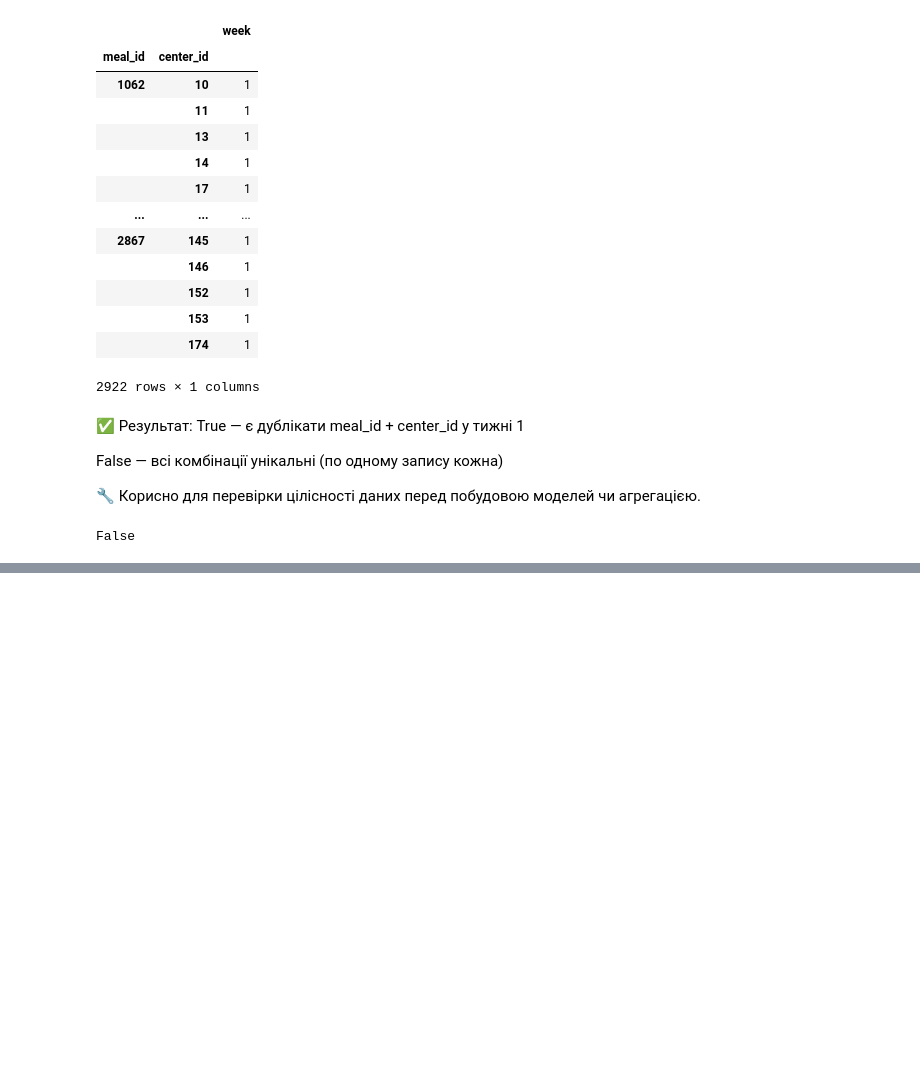
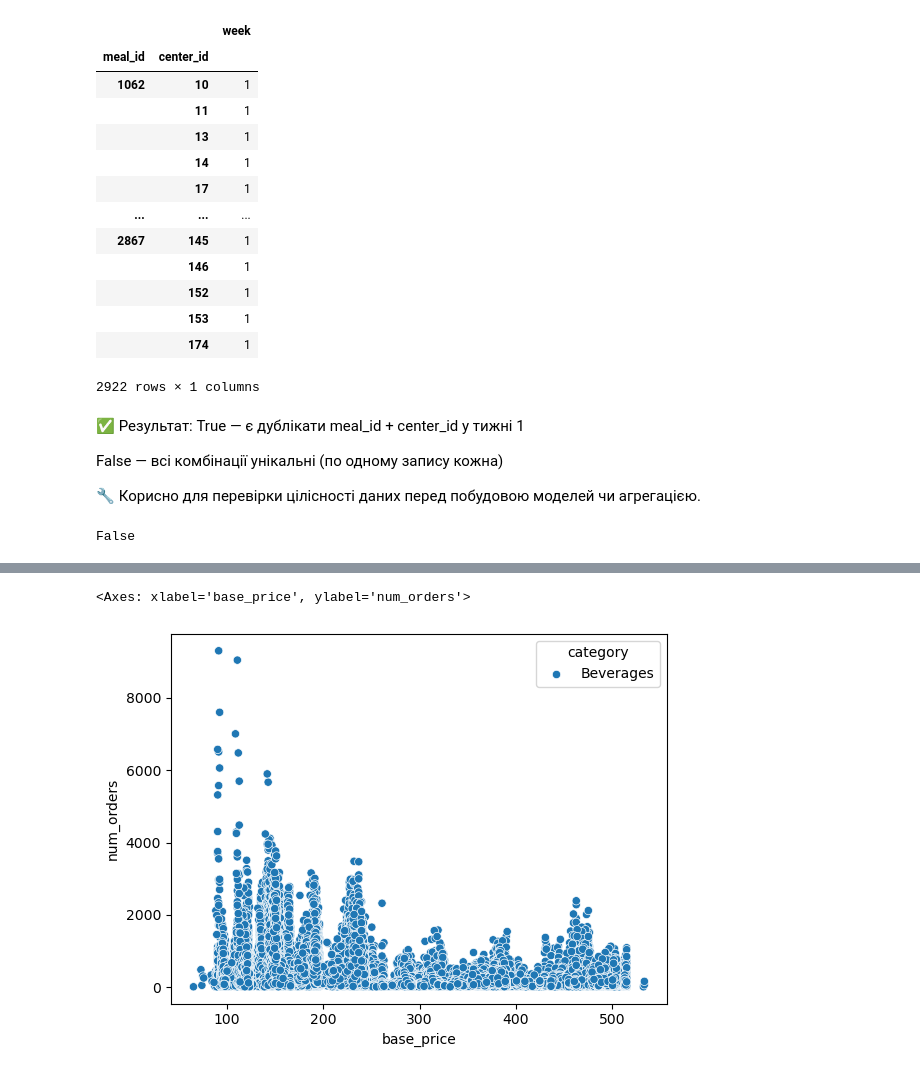
Before and after one commit to SiracencoSerghei/DataScienceHW, a Jupyter notebook: example_kaggle/les_3/supervised_ML_1.ipynb, the cells around one changed output, grey strips where cells are left out. Cells and saved outputs as stored; diff of their text form; code cells hidden in the pictures; blank space fills up the shorter version.

```diff
--- a/example_kaggle/les_3/supervised_ML_1.ipynb
+++ b/example_kaggle/les_3/supervised_ML_1.ipynb
@@ -226,0 +304,5 @@ False
+# %%
+sns.scatterplot(x="base_price", y="num_orders", data=train_data[train_data["category"]=="Beverages"], hue="category")
+# %% [output]
+<Axes: xlabel='base_price', ylabel='num_orders'>
+[figure, added]
```
Also changed, not shown: parts of 49 cells of this notebook.
